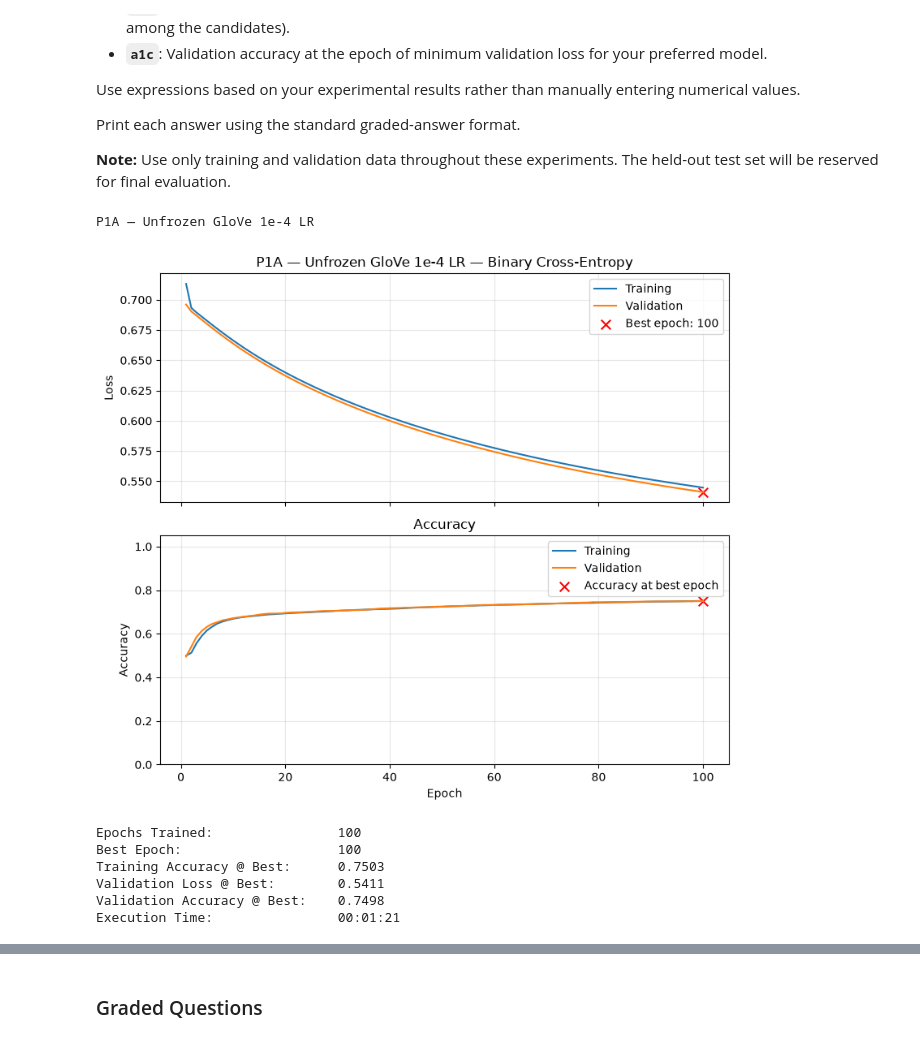
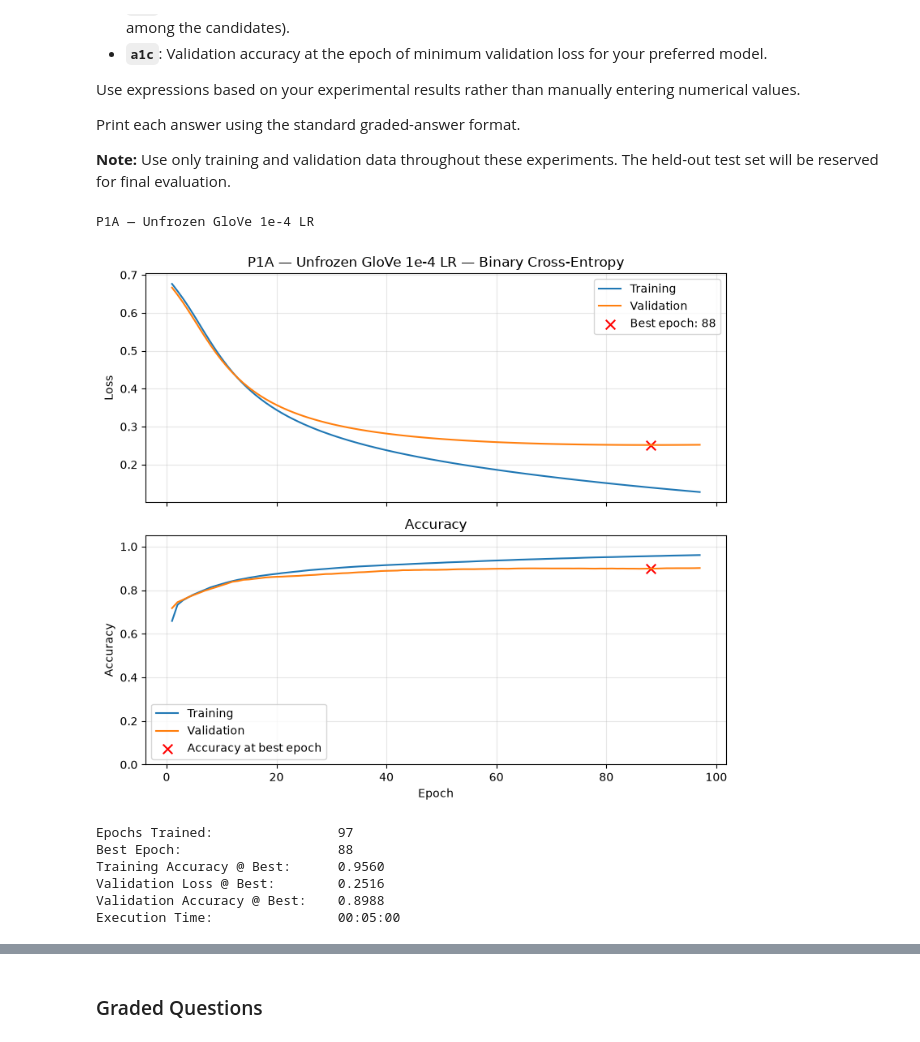
Before and after one commit to calebhadley1/Advanced_ML_and_AI_Coursework, a Jupyter notebook: Homework_07.ipynb, the cells around one changed output, grey strips where cells are left out. Drawn from its saved outputs; the diff is of its cells as text; code cells hidden in the pictures.

```diff
--- a/Homework_07.ipynb
+++ b/Homework_07.ipynb
@@ -285,7 +285,7 @@ We will use the same split throughout the homework so that experiments with diff
 # Load and preprocess the IMDB dataset
 # ============================================================
 
-training_vocabulary_size = 10_000       # <-----
+training_vocabulary_size = 1_000       # <-----
 max_text_length          = 500          # <-----
 DATA_FRACTION            = 1.0         # <----- 1.0 for final submission
 
@@ -615,7 +615,7 @@ The code also reports **GloVe coverage**: the percentage of vocabulary words for
 # Build GloVe embedding matrix
 # ============================================================
 
-embedding_dimension = 300                 # <-----
+embedding_dimension = 100                 # <-----
 
 word_index = imdb.get_word_index()
 
@@ -781,36 +781,36 @@ Print each answer using the standard graded-answer format.
 # %%
 p1a_model = Sequential([
     Input(shape=(max_text_length,), dtype="int32"),
 
     Embedding(
         input_dim=training_vocabulary_size,
         output_dim=embedding_dimension,
         weights=[embedding_matrix],
         mask_zero=True,          # Exclude padding from pooling
-        trainable=False          # Freeze pretrained embeddings
+        trainable=True          # Freeze pretrained embeddings
     ),
 
     GlobalAveragePooling1D(),    # Average word embeddings
     Dense(1, activation="sigmoid")
 ])
 
 p1a_results = train_and_validate(
     p1a_model,
     X_train, y_train,
     X_val, y_val,
     epochs = 100,
     lr_schedule=1e-4,
     title="P1A — Unfrozen GloVe 1e-4 LR"
 )
 # %% [output]
 P1A — Unfrozen GloVe 1e-4 LR
-[figure, old version]
+[figure, new version]
-Epochs Trained:                100
-Best Epoch:                    100
-Training Accuracy @ Best:      0.7503
-Validation Loss @ Best:        0.5411
-Validation Accuracy @ Best:    0.7498
-Execution Time:                00:01:21
+Epochs Trained:                97
+Best Epoch:                    88
+Training Accuracy @ Best:      0.9560
+Validation Loss @ Best:        0.2516
+Validation Accuracy @ Best:    0.8988
+Execution Time:                00:05:00
 # %%
 p1b_dense_model = Sequential([
     Input(shape=(max_text_length,), dtype="int32"),
```
Also changed, not shown: parts of 21 cells of this notebook.
